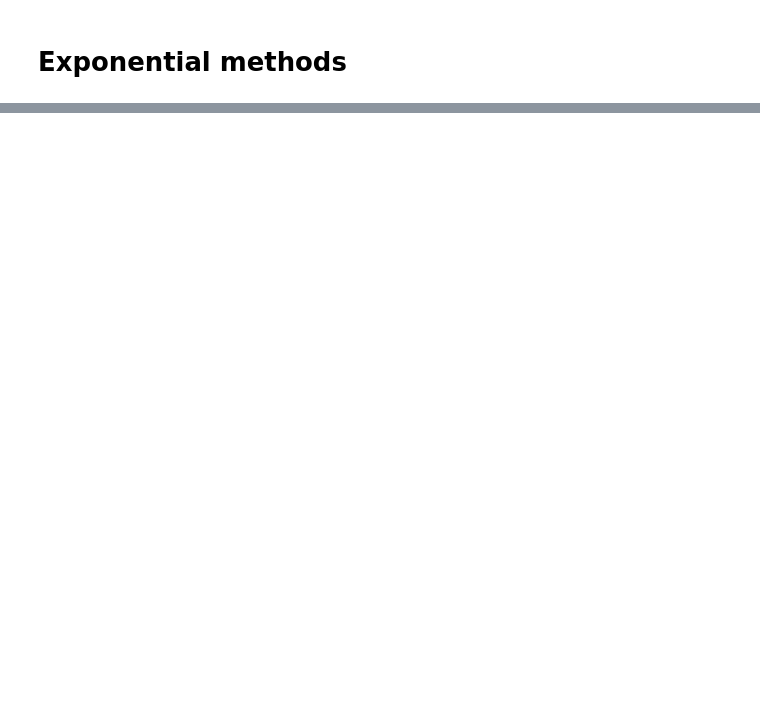
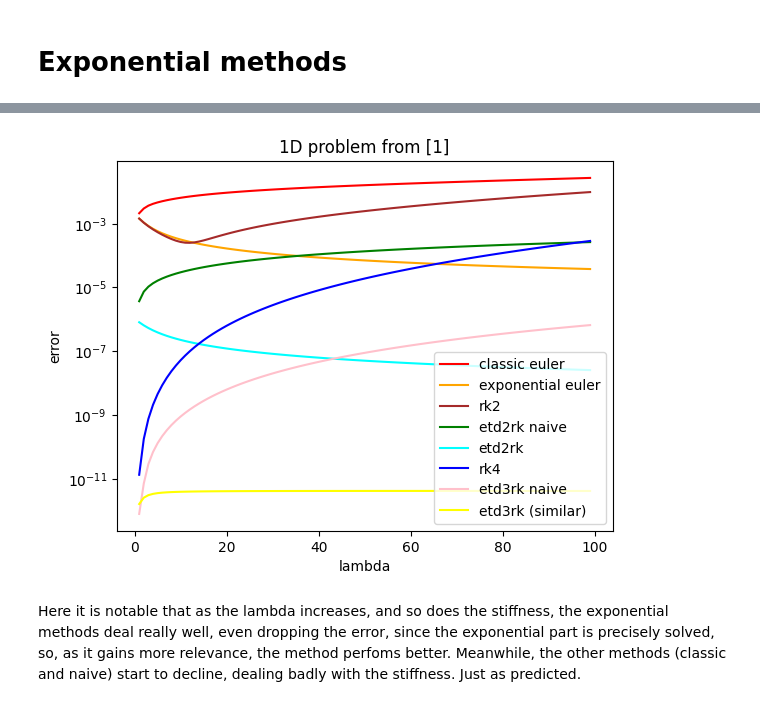
Before and after one commit to Isabela-Miki-Suzuki/Numerical-exponential-integrators-for-dynamical-systems, a Jupyter notebook: cap4.ipynb, the cells around one changed output, grey strips where cells are left out. Drawn from its saved outputs; the diff is of its cells as text; code cells hidden in the pictures; blank space fills up the shorter version.

```diff
--- a/cap4.ipynb
+++ b/cap4.ipynb
@@ -723,0 +184,23 @@ $$
+# %%
+n = 128
+lmba0 = 1
+lmbaf = 100
+t0 = 0.0
+tf = 1.0
+x0 = np.array([1])
+lmba_1D_classic, domain = errors_for_lambdas_array(n, classic_euler, t0, tf, x0, lmba0, lmbaf, A_1D, g, sol_given_lmba, vectorize_sol_given_lmba, error_2)
+lmba_1D_exponential, domain = errors_for_lambdas_array(n, exponential_euler, t0, tf, x0, lmba0, lmbaf, A_1D, g, sol_given_lmba, vectorize_sol_given_lmba, error_2)
+lmba_1D_etd2rk, domain = errors_for_lambdas_array(n, etd2rk, t0, tf, x0, lmba0, lmbaf, A_1D, g, sol_given_lmba, vectorize_sol_given_lmba, error_2)
+lmba_1D_etd2rk_trapezoidal_naive, domain = errors_for_lambdas_array(n, etd2rk_trapezoidal_naive, t0, tf, x0, lmba0, lmbaf, A_1D, g, sol_given_lmba, vectorize_sol_given_lmba, error_2)
+lmba_1D_etd3rk_similar, domain = errors_for_lambdas_array(n, etd3rk_similar, t0, tf, x0, lmba0, lmbaf, A_1D, g, sol_given_lmba, vectorize_sol_given_lmba, error_2)
+lmba_1D_etd3rk_naive, domain = errors_for_lambdas_array(n, etd3rk_naive, t0, tf, x0, lmba0, lmbaf, A_1D, g, sol_given_lmba, vectorize_sol_given_lmba, error_2)
+lmba_1D_rk2, domain = errors_for_lambdas_array(n, rk2, t0, tf, x0, lmba0, lmbaf, A_1D, g, sol_given_lmba, vectorize_sol_given_lmba, error_2)
+lmba_1D_rk4, domain = errors_for_lambdas_array(n, rk4, t0, tf, x0, lmba0, lmbaf, A_1D, g, sol_given_lmba, vectorize_sol_given_lmba, error_2)
+# %%
+matrix_1D = [lmba_1D_classic, lmba_1D_exponential, lmba_1D_rk2, lmba_1D_etd2rk_trapezoidal_naive, lmba_1D_etd2rk, lmba_1D_rk4, lmba_1D_etd3rk_naive, lmba_1D_etd3rk_similar]
+names = ['classic euler', 'exponential euler', 'rk2', 'etd2rk naive', 'etd2rk', 'rk4', 'etd3rk naive', "etd3rk (similar)"]
+fig, ax = graphic_2D(8*[domain], matrix_1D, names, "lambda", "error", "1D problem from [1]", False, True)
+# %% [output]
+[figure, added]
+# %% [markdown]
+Here it is notable that as the lambda increases, and so does the stiffness, the exponential methods deal really well, even dropping the error, since the exponential part is precisely solved, so, as it gains more relevance, the method perfoms better. Meanwhile, the other methods (classic and naive) start to decline, dealing badly with the stiffness. Just as predicted.
```
Also changed, not shown: parts of 26 cells of this notebook, 11 other files.
